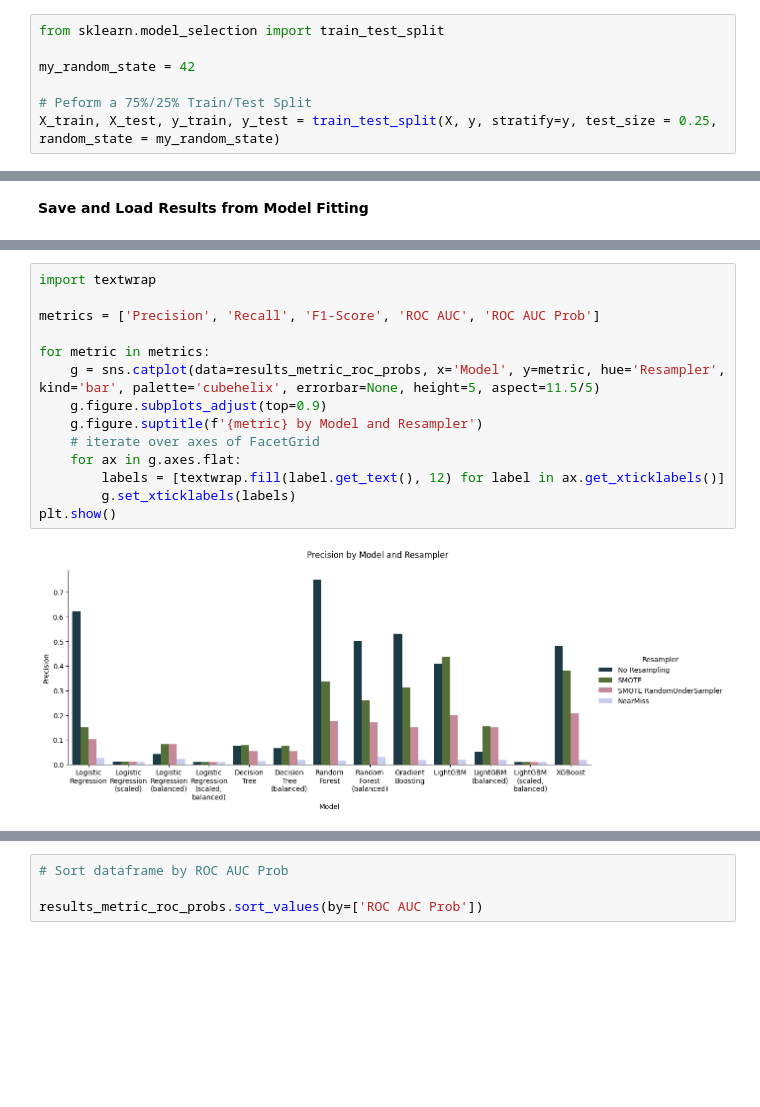
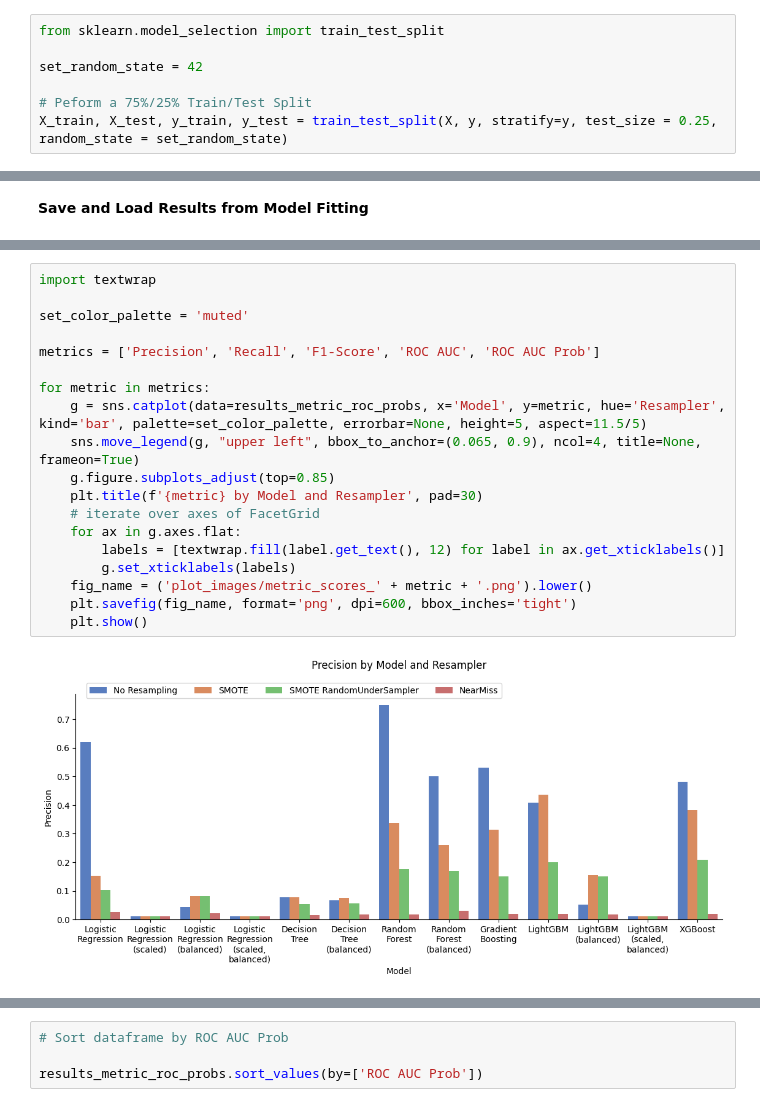
Before and after one commit to AnthonyC-S/orie5741-project, a Jupyter notebook: final_project.ipynb, the cells around one changed output, grey strips where cells are left out. Drawn from its saved outputs; the diff is of its cells as text; blank space fills up the shorter version.

```diff
--- a/final_project.ipynb
+++ b/final_project.ipynb
@@ -32,10 +32,10 @@ X = pd.get_dummies(X, columns=cat_columns)
 # %%
 from sklearn.model_selection import train_test_split
 
-my_random_state = 42
+set_random_state = 42
 
 # Peform a 75%/25% Train/Test Split
-X_train, X_test, y_train, y_test = train_test_split(X, y, stratify=y, test_size = 0.25, random_state = my_random_state)
+X_train, X_test, y_train, y_test = train_test_split(X, y, stratify=y, test_size = 0.25, random_state = set_random_state)
 # %%
 print('X_train Shape:', X_train.shape)
 print('y_train Shape:', y_train.shape)
@@ -268,17 +268,22 @@ results_metric_roc_probs
 | 51 | XGBoost | NearMiss | 0.019125 | 0.654334 | 0.037163 | 0.640054 | 0.699013 |
 # %%
 import textwrap
+
+set_color_palette = 'muted'
 
 metrics = ['Precision', 'Recall', 'F1-Score', 'ROC AUC', 'ROC AUC Prob']
 
 for metric in metrics:
-    g = sns.catplot(data=results_metric_roc_probs, x='Model', y=metric, hue='Resampler', kind='bar', palette='cubehelix', errorbar=None, height=5, aspect=11.5/5)
-    g.figure.subplots_adjust(top=0.9)
-    g.figure.suptitle(f'{metric} by Model and Resampler')
+    g = sns.catplot(data=results_metric_roc_probs, x='Model', y=metric, hue='Resampler', kind='bar', palette=set_color_palette, errorbar=None, height=5, aspect=11.5/5)
+    sns.move_legend(g, "upper left", bbox_to_anchor=(0.065, 0.9), ncol=4, title=None, frameon=True)
+    g.figure.subplots_adjust(top=0.85)
+    plt.title(f'{metric} by Model and Resampler', pad=30)
     # iterate over axes of FacetGrid
     for ax in g.axes.flat:
         labels = [textwrap.fill(label.get_text(), 12) for label in ax.get_xticklabels()]
         g.set_xticklabels(labels)
-plt.show()
+    fig_name = ('plot_images/metric_scores_' + metric + '.png').lower()
+    plt.savefig(fig_name, format='png', dpi=600, bbox_inches='tight')
+    plt.show()
 # %% [output]
-[figure, old version]
+[figure, new version]
```
Also changed, not shown: parts of 6 cells of this notebook, 31 other files.
